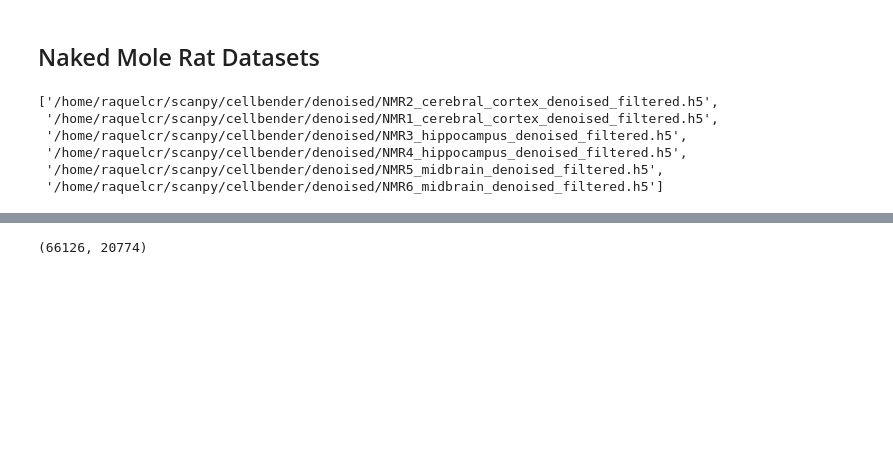
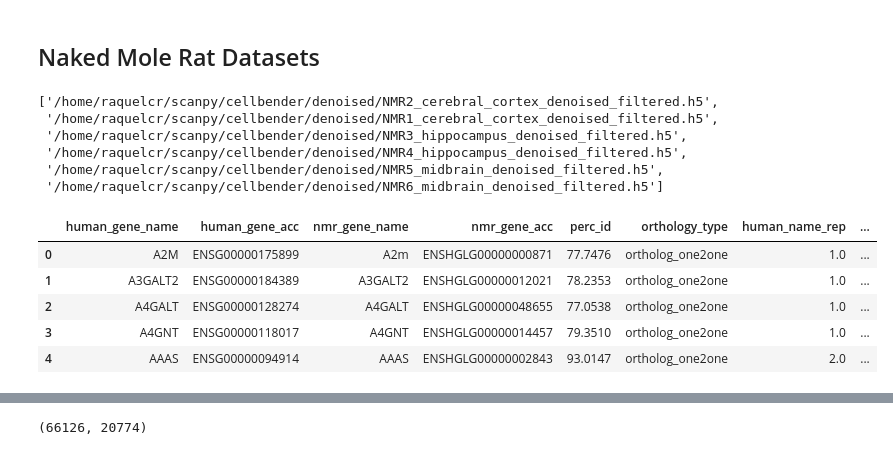
Before and after one commit to raqcoss/NMR-snRNA-seq, a Jupyter notebook: scanpy/merge_data.ipynb, the cells around one changed output, grey strips where cells are left out. Saved outputs shown, nothing was run; the diff lists cells and outputs as text; code cells hidden in the pictures; blank space fills up the shorter version.

```diff
--- a/scanpy/merge_data.ipynb
+++ b/scanpy/merge_data.ipynb
@@ -627,6 +629,17 @@ nmr_files
  '/home/raquelcr/scanpy/cellbender/denoised/NMR4_hippocampus_denoised_filtered.h5',
  '/home/raquelcr/scanpy/cellbender/denoised/NMR5_midbrain_denoised_filtered.h5',
  '/home/raquelcr/scanpy/cellbender/denoised/NMR6_midbrain_denoised_filtered.h5']
+# %%
+# Load gene otholog reference table (adapted with `gene_reference.ipynb`)
+gene_reference = pd.read_csv('/home/raquelcr/NMR-snRNA-seq/orthology/nmr_human_orthology.csv')
+gene_reference.head()
+# %% [output]
+|  | human_gene_name | human_gene_acc | nmr_gene_name | nmr_gene_acc | perc_id | orthology_type | human_name_rep | ... |
+| 0 | A2M | ENSG00000175899 | A2m | ENSHGLG00000000871 | 77.7476 | ortholog_one2one | 1.0 | ... |
+| 1 | A3GALT2 | ENSG00000184389 | A3GALT2 | ENSHGLG00000012021 | 78.2353 | ortholog_one2one | 1.0 | ... |
+| 2 | A4GALT | ENSG00000128274 | A4GALT | ENSHGLG00000048655 | 77.0538 | ortholog_one2one | 1.0 | ... |
+| 3 | A4GNT | ENSG00000118017 | A4GNT | ENSHGLG00000014457 | 79.3510 | ortholog_one2one | 1.0 | ... |
+| 4 | AAAS | ENSG00000094914 | AAAS | ENSHGLG00000002843 | 93.0147 | ortholog_one2one | 2.0 | ... |
 # %%
 gene_reference
 # %% [output]
```
Also changed, not shown: parts of 13 cells of this notebook, 19 other files.
